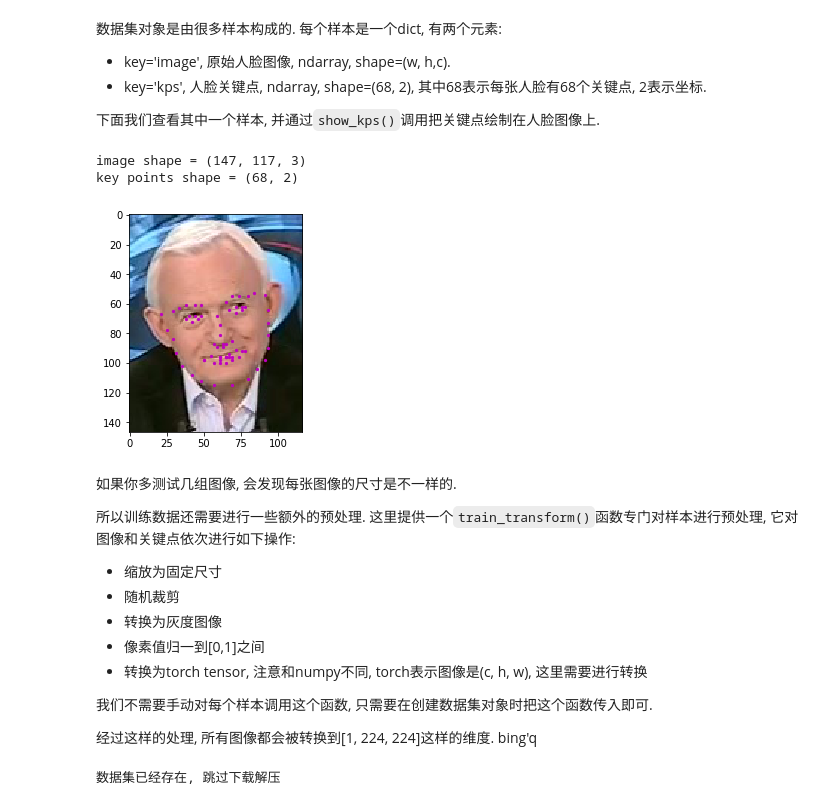
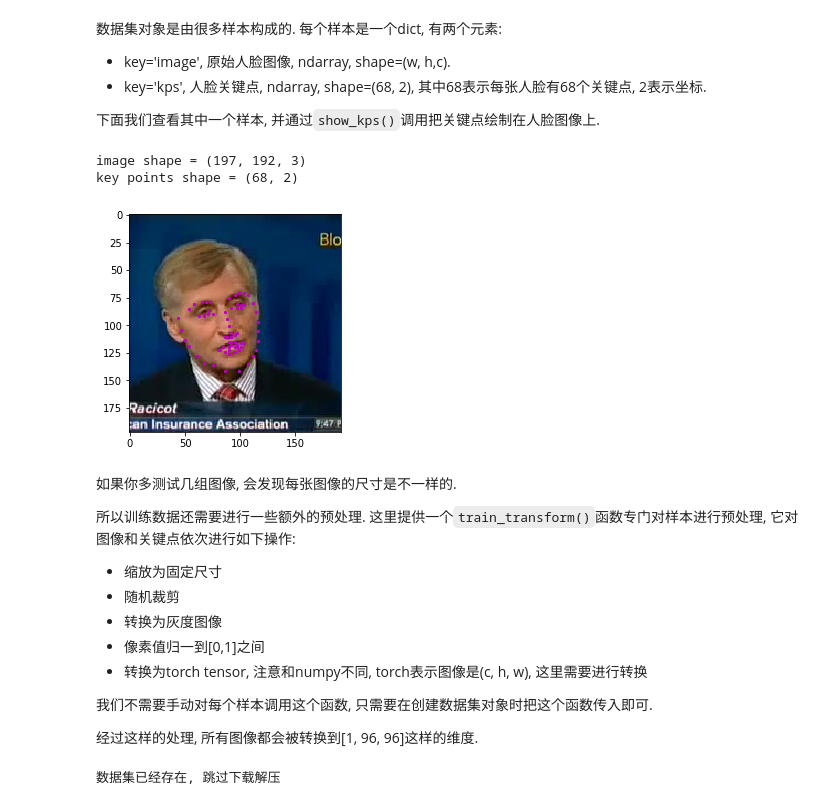
Before and after one commit to fioncat/cv-samples, a Jupyter notebook: facial_keypoints/facial_keypoints.ipynb, the cells around one changed output. Saved outputs shown, nothing was run; the diff lists cells and outputs as text; code cells hidden in the pictures.

```diff
--- a/facial_keypoints/facial_keypoints.ipynb
+++ b/facial_keypoints/facial_keypoints.ipynb
@@ -33,21 +33,21 @@ train_data = dataset.TrainDataset()
 # %%
 import matplotlib.pyplot as plt
 %matplotlib inline
 
 # 随便选一个样本
-sample = train_data[100]
+sample = train_data[899]
 
 image = sample['image']
 kps = sample['kps']
 
 print('image shape =', image.shape)
 print('key points shape =', kps.shape)
 
 dataset.show_kps(image, kps)
 # %% [output]
-image shape = (147, 117, 3)
+image shape = (197, 192, 3)
 key points shape = (68, 2)
-[figure, old version]
+[figure, new version]
 # %% [markdown]
 如果你多测试几组图像, 会发现每张图像的尺寸是不一样的.
 
@@ -61,7 +61,7 @@ key points shape = (68, 2)
 
 我们不需要手动对每个样本调用这个函数, 只需要在创建数据集对象时把这个函数传入即可.
 
-经过这样的处理, 所有图像都会被转换到\[1, 224, 224\]这样的维度. bing'q
+经过这样的处理, 所有图像都会被转换到\[1, 96, 96\]这样的维度.
 # %%
 # 重新创建一个数据集对象, 这里进行预处理操作
 train_data = dataset.TrainDataset(transform=dataset.train_transform)
```
Also changed, not shown: parts of 6 cells of this notebook, 2 other files.
